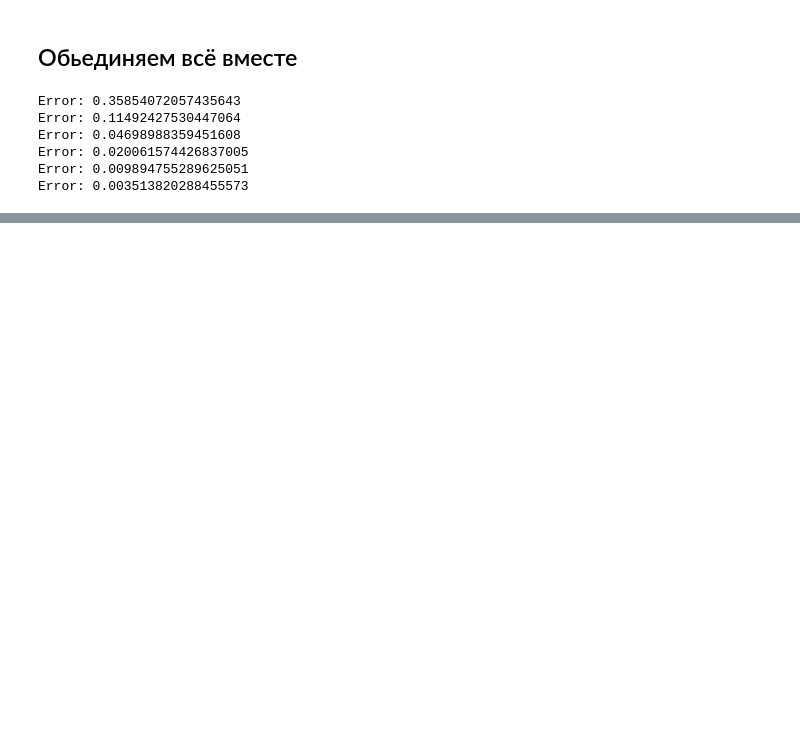
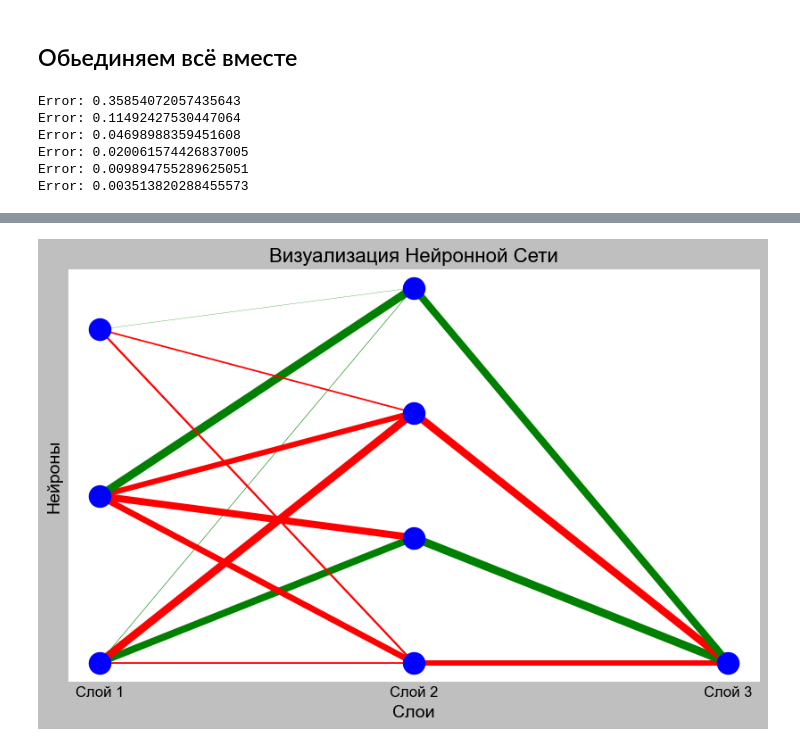
Before and after one commit to USBashka/AI-test, a Jupyter notebook: chapter6.ipynb, the cells around one changed output, grey strips where cells are left out. Cells and saved outputs as stored; diff of their text form; code cells hidden in the pictures; blank space fills up the shorter version.

```diff
--- a/chapter6.ipynb
+++ b/chapter6.ipynb
@@ -185,0 +186,6 @@ plt.show()
+# %%
+import visualizer
+
+visualizer.visualize([3, hidden_size, 1], [weights_0_1, weights_1_2])
+# %% [output]
+[figure, added]
```
Also changed, not shown: parts of 2 cells of this notebook.
